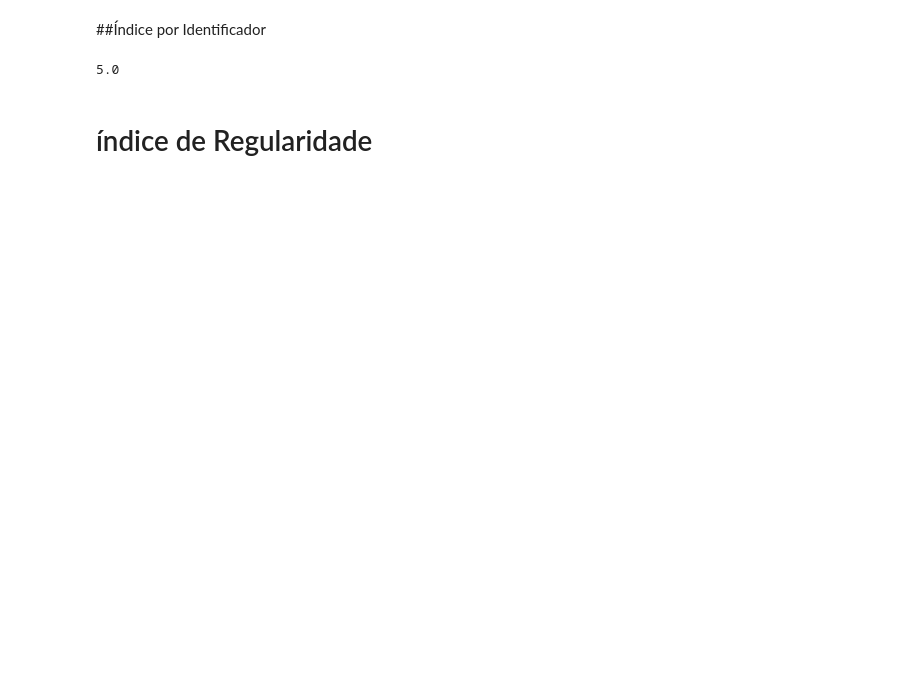
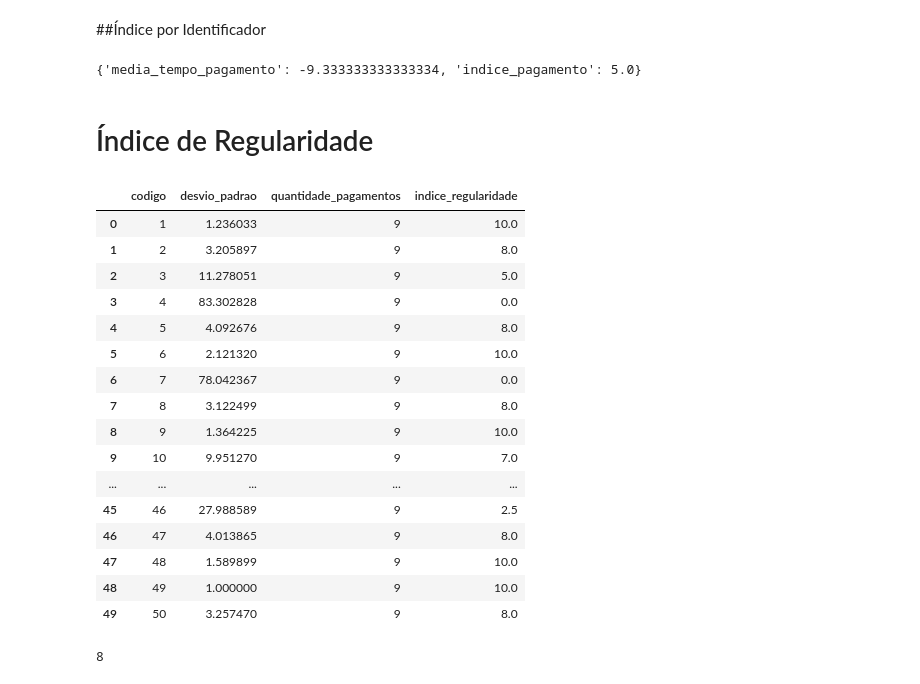
Before and after one commit to GustavoFelips/DadosPagueBem, a Jupyter notebook: Indices_PagueBem.ipynb, the cells around one changed output. Saved outputs shown, nothing was run; the diff lists cells and outputs as text; code cells hidden in the pictures; blank space fills up the shorter version.

Commit message:
add índice de regularidade

```diff
--- a/Indices_PagueBem.ipynb
+++ b/Indices_PagueBem.ipynb
@@ -80,11 +94,81 @@ indice_Pagamento(df)
 def indice_pagamento_por_cliente(cliente_id):
     linhas_cliente = df[df['identificador']==cliente_id]
     media_tempo_pagamento = linhas_cliente['tempo para pagar'].mean()
-    return calcular_nota(media_tempo_pagamento)
+    return {'media_tempo_pagamento':media_tempo_pagamento,'indice_pagamento':calcular_nota(media_tempo_pagamento)}
 
 #Exemplo
 indice_pagamento_por_cliente(16075)
 # %% [output]
-5.0
+{'media_tempo_pagamento': -9.333333333333334, 'indice_pagamento': 5.0}
 # %% [markdown]
-# índice de Regularidade
+# Índice de Regularidade
+# %%
+import pandas as pd
+
+#Criando o DataFrame através do CSV
+df = pd.read_csv('data_pague_bem.csv')
+
+#Retirando a Coluna Index que veio no CSV
+df = df.drop(df.columns[0],axis=1)
+
+#Verificando o DataFrame
+df.head(3)
+# %%
+def calcular_indice_regularidade(desvio_padrao):
+    # Atribuir a nota com base no desvio padrão que já foi calculado
+    if desvio_padrao > 30:
+        return 0
+    elif 20 < desvio_padrao <= 30:
+        return 2.5
+    elif 10 < desvio_padrao <= 20:
+        return 5
+    elif 5 < desvio_padrao <= 10:
+        return 7
+    elif 3 < desvio_padrao <= 5:
+        return 8
+    elif 0 <= desvio_padrao <= 3:
+        return 10
+# %%
+df_indice = df.groupby('codigo')['tempo para pagar'].agg(
+    desvio_padrao='std',  # Calcula o desvio padrão do tempo de pagamento por cliente
+    quantidade_pagamentos='count'  # Quantidade de pagamentos por cliente (pode ser útil)
+).reset_index()
+# %%
+# Aplicar a função calcular_indice_regularidade
+df_indice['indice_regularidade'] = df_indice['desvio_padrao'].apply(calcular_indice_regularidade)
+
+# Exibir as primeiras linhas do DataFrame
+df_indice.head(50)
+# %% [output]
+|  | codigo | desvio_padrao | quantidade_pagamentos | indice_regularidade |
+| 0 | 1 | 1.236033 | 9 | 10.0 |
+| 1 | 2 | 3.205897 | 9 | 8.0 |
+| 2 | 3 | 11.278051 | 9 | 5.0 |
+| 3 | 4 | 83.302828 | 9 | 0.0 |
+| 4 | 5 | 4.092676 | 9 | 8.0 |
+| 5 | 6 | 2.121320 | 9 | 10.0 |
+| 6 | 7 | 78.042367 | 9 | 0.0 |
+| 7 | 8 | 3.122499 | 9 | 8.0 |
+| 8 | 9 | 1.364225 | 9 | 10.0 |
+| 9 | 10 | 9.951270 | 9 | 7.0 |
+| ... | ... | ... | ... | ... |
+| 45 | 46 | 27.988589 | 9 | 2.5 |
+| 46 | 47 | 4.013865 | 9 | 8.0 |
+| 47 | 48 | 1.589899 | 9 | 10.0 |
+| 48 | 49 | 1.000000 | 9 | 10.0 |
+| 49 | 50 | 3.257470 | 9 | 8.0 |
+# %%
+def indice_regularidade_por_cliente(cliente_id):
+    # Filtrar o DataFrame original pelo cliente_id
+    df_cliente = df[df['codigo'] == cliente_id]
+
+    # Calcular o desvio padrão do 'tempo para pagar'
+    desvio_padrao = df_cliente['tempo para pagar'].std()
+
+    # Chamar a função que calcula o índice de regularidade
+    return calcular_indice_regularidade(desvio_padrao)
+
+# Exemplo de uso
+indice_regularidade_por_cliente(50)
+# %% [output]
+8
```
Also changed, not shown: parts of 4 cells of this notebook.
